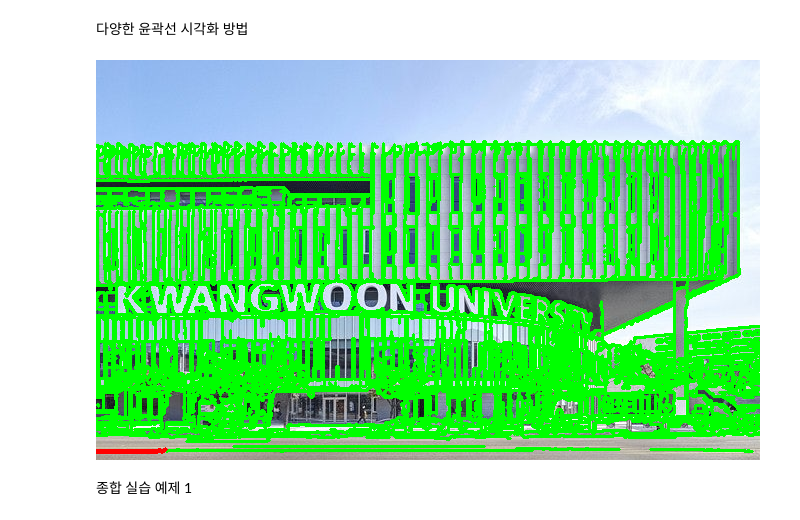
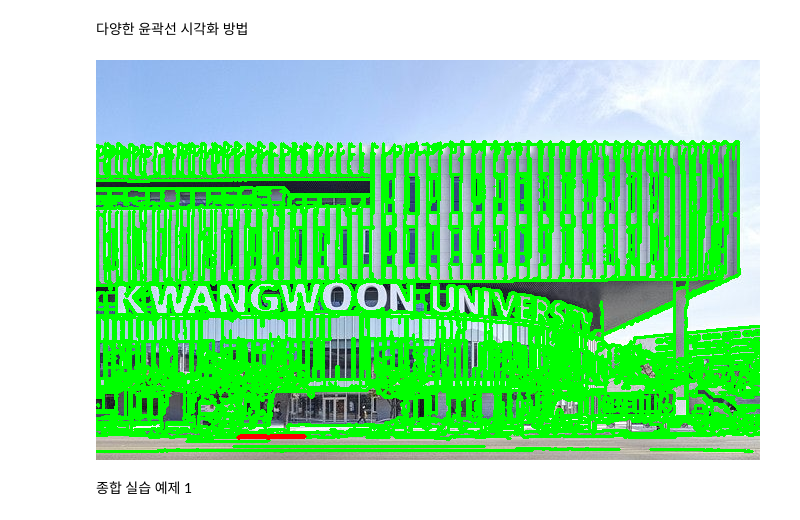
Before and after one commit to godmsqls/Advanced-Major-Practice, a Jupyter notebook: AMP_week6.ipynb, the cells around one changed output. Saved outputs shown, nothing was run; the diff lists cells and outputs as text; code cells hidden in the pictures.

```diff
--- a/AMP_week6.ipynb
+++ b/AMP_week6.ipynb
@@ -140,29 +135,25 @@ cv2_imshow(result_img)
 # %%
 import cv2
 from google.colab.patches import cv2_imshow
 
 img = cv2.imread("campus.jpeg")
 gray = cv2.cvtColor(img, cv2.COLOR_BGR2GRAY)
 
 # 0. 윤곽선 찾기(에지 검출, 검출된 에지에서 새로운 윤곽선 찾기)
 edges = cv2.Canny(gray, 100, 200)
 contours, _ = cv2.findContours(edges, cv2.RETR_EXTERNAL, cv2.CHAIN_APPROX_SIMPLE)
 
 # 1. 모든 윤곽선 그리기 (초록색, 두께 2)
 cv2.drawContours(img, contours, -1, (0, 255, 0), 2)
 
 # 2. 특정 윤곽선만 선택해서 그리기 (예: i번째 윤곽선, 빨간색, 두께 3)
-i = 2
+i = 11
 cv2.drawContours(img, [contours[i]], -1, (0, 0, 255), 3)
 
-# 3. 윤곽선 번호 표시하기
-# for i, cnt in enumerate(contours):
-#     x, y, w, h = cv2.boundingRect(cnt)
-#     cv2.putText(img, str(i), (x, y - 5),
-#                 cv2.FONT_HERSHEY_SIMPLEX, 0.5, (255, 255, 255),2)
+# 3. 최종 영상 출력
 cv2_imshow(img)
 # %% [output]
-[figure, old version]
+[figure, new version]
 # %% [markdown]
 종합 실습 예제 1
 # %%
```
Also changed, not shown: parts of 5 cells of this notebook.
